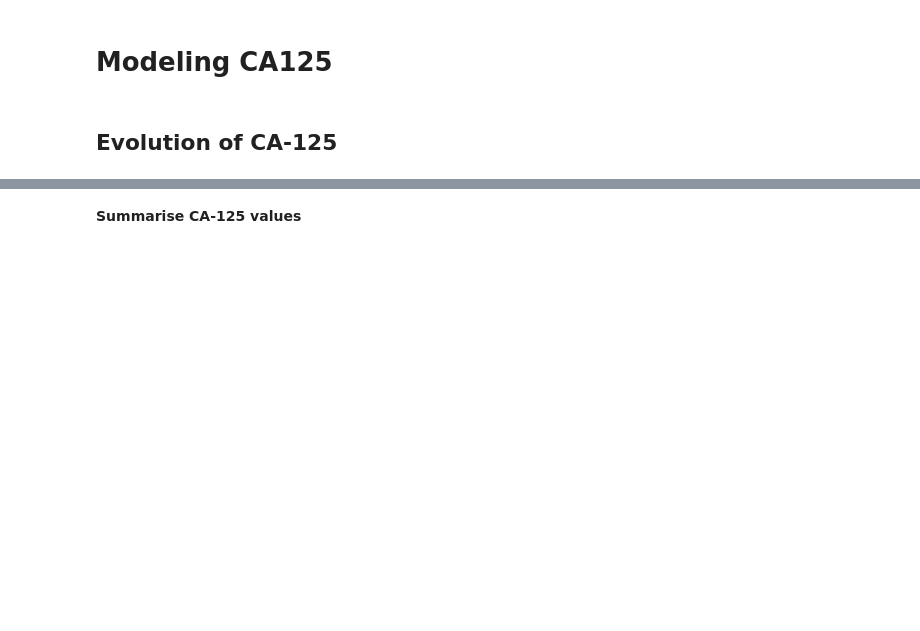
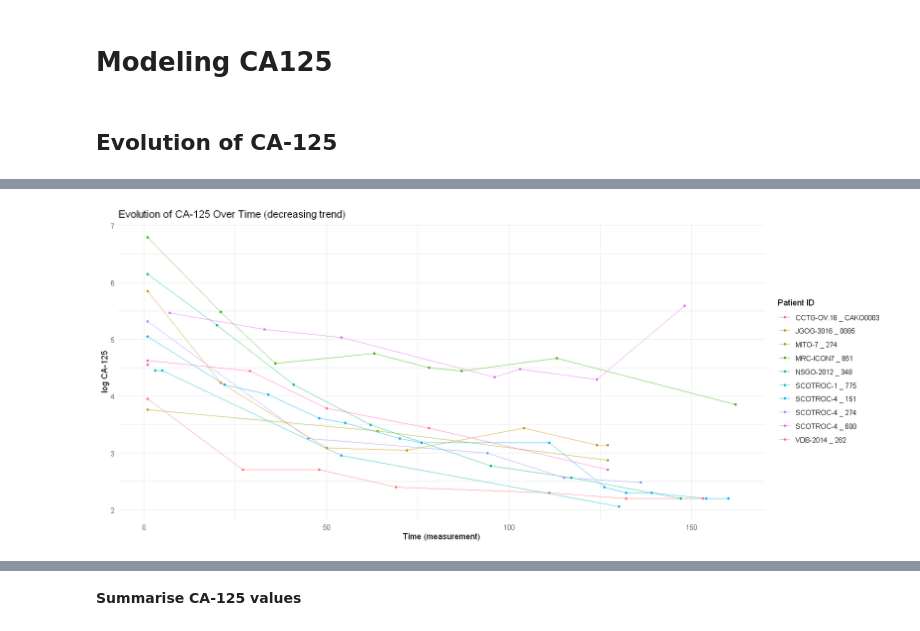
Before and after one commit to Kodro23/Surrogacy_evaluation_CA125, a Jupyter notebook: notebooks/CA125.ipynb, the cells around one changed output, grey strips where cells are left out. Cells and saved outputs as stored; diff of their text form; code cells hidden in the pictures; blank space fills up the shorter version.

```diff
--- a/notebooks/CA125.ipynb
+++ b/notebooks/CA125.ipynb
@@ -137,22 +175,25 @@ table(df_180$trend_cat)
 # %%
+options(repr.plot.width = 14, repr.plot.height = 6)
 selected_ids <- df_180[df_180$trend_cat=="decreasing",] %>%
   distinct(id) %>%
   sample_n(10) %>%
   pull(id)
-subset_data <- df_90%>%
+subset_data <- df_180%>%
   filter(id %in% selected_ids)
 # Plot longitudinal biomarker evolution
 ggplot(subset_data, aes(x = time_ca125, y = log_ca125, color = id, group = id)) +
   geom_line(alpha = 0.7) +
   geom_point(size = 1) +
   labs(
     title = "Evolution of CA-125 Over Time (decreasing trend)",
     x = "Time (measurement)",
     y = "log CA-125",
     color = "Patient ID"
   ) +
   theme_minimal() +
   theme(legend.position = "right")
+# %% [output]
+[figure, added]
 # %%
 selected_ids <- df_180[df_180$trend_cat=="increasing",] %>%
   distinct(id) %>%
```
Also changed, not shown: parts of 13 cells of this notebook, 4 other files.
